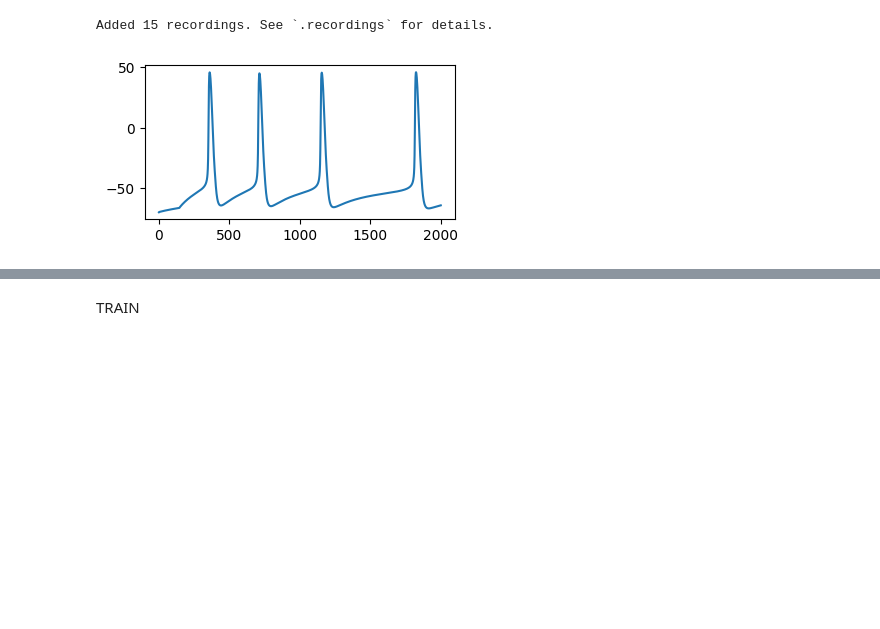
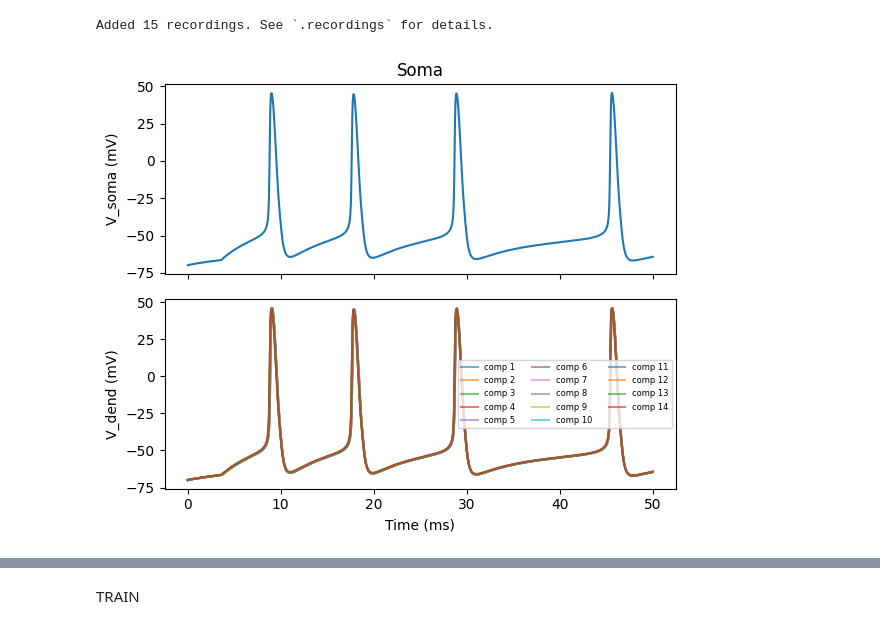
Before and after one commit to itzelts/jaxneuro, a Jupyter notebook: notebooks/multicomp_jaxley copy.ipynb, the cells around one changed output, grey strips where cells are left out. Saved outputs shown, nothing was run; the diff lists cells and outputs as text; code cells hidden in the pictures; blank space fills up the shorter version.

```diff
--- a/notebooks/multicomp_jaxley copy.ipynb
+++ b/notebooks/multicomp_jaxley copy.ipynb
@@ -155,5 +134,25 @@ soma_trace  = traces[0]      # (T,)
-# %%
-fig, ax = plt.subplots(1, 1, figsize=(4, 2))
-_ = ax.plot(soma_trace.T)
-# %% [output]
-[figure, removed]
+# %%
+soma_trace = traces[0]
+dend_traces  = traces[1:, :]
+
+T = traces.shape[1]
+time_vec = jnp.arange(T) * dt
+
+fig, axes = plt.subplots(2, 1, figsize=(6, 5), sharex=True)
+
+# soma
+axes[0].plot(time_vec, soma_trace)
+axes[0].set_ylabel("V_soma (mV)")
+axes[0].set_title("Soma")
+
+# dendrites
+for i in range(dend_traces.shape[0]):
+    axes[1].plot(time_vec, dend_traces[i], alpha=0.6, label=f"comp {i+1}")
+axes[1].set_xlabel("Time (ms)")
+axes[1].set_ylabel("V_dend (mV)")
+axes[1].legend(fontsize=6, ncol=3)
+
+plt.tight_layout()
+plt.show()
+# %% [output]
+[figure, added]
```
Also changed, not shown: parts of 10 cells of this notebook.
